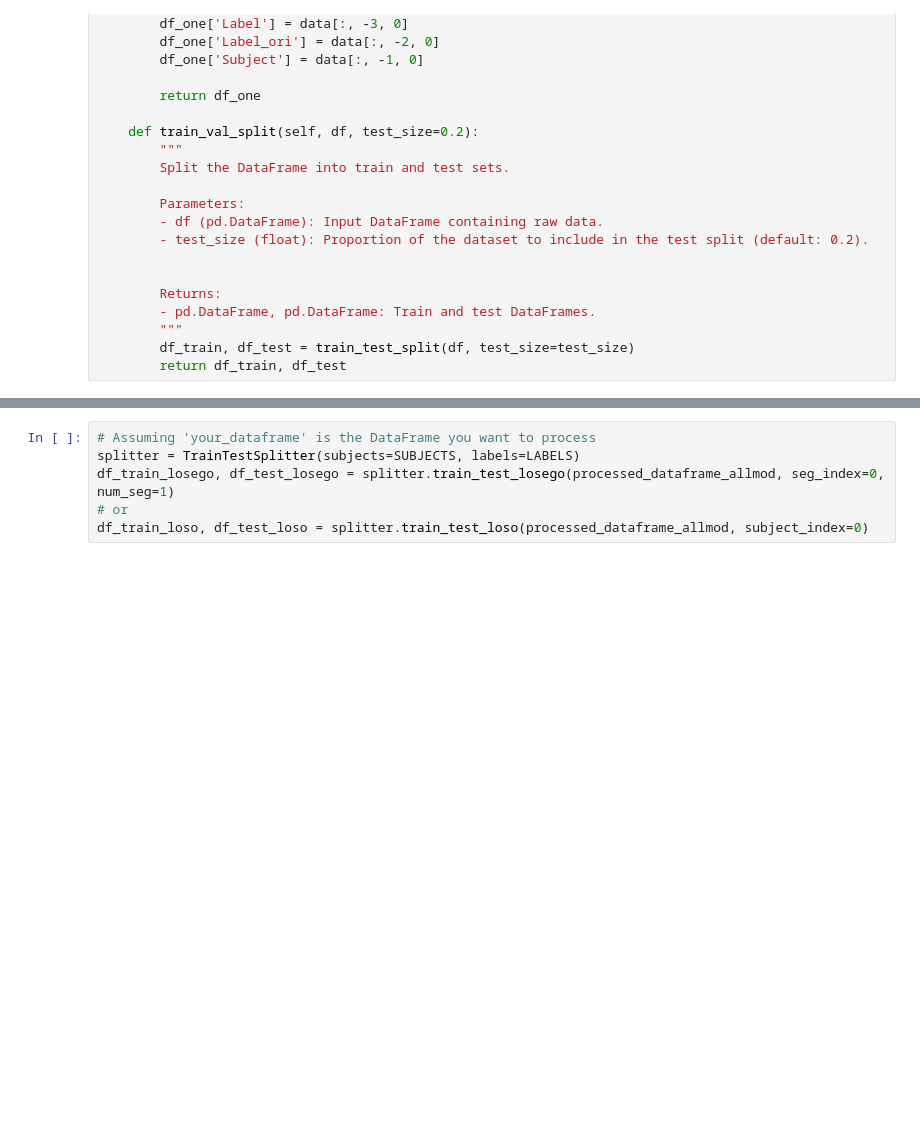
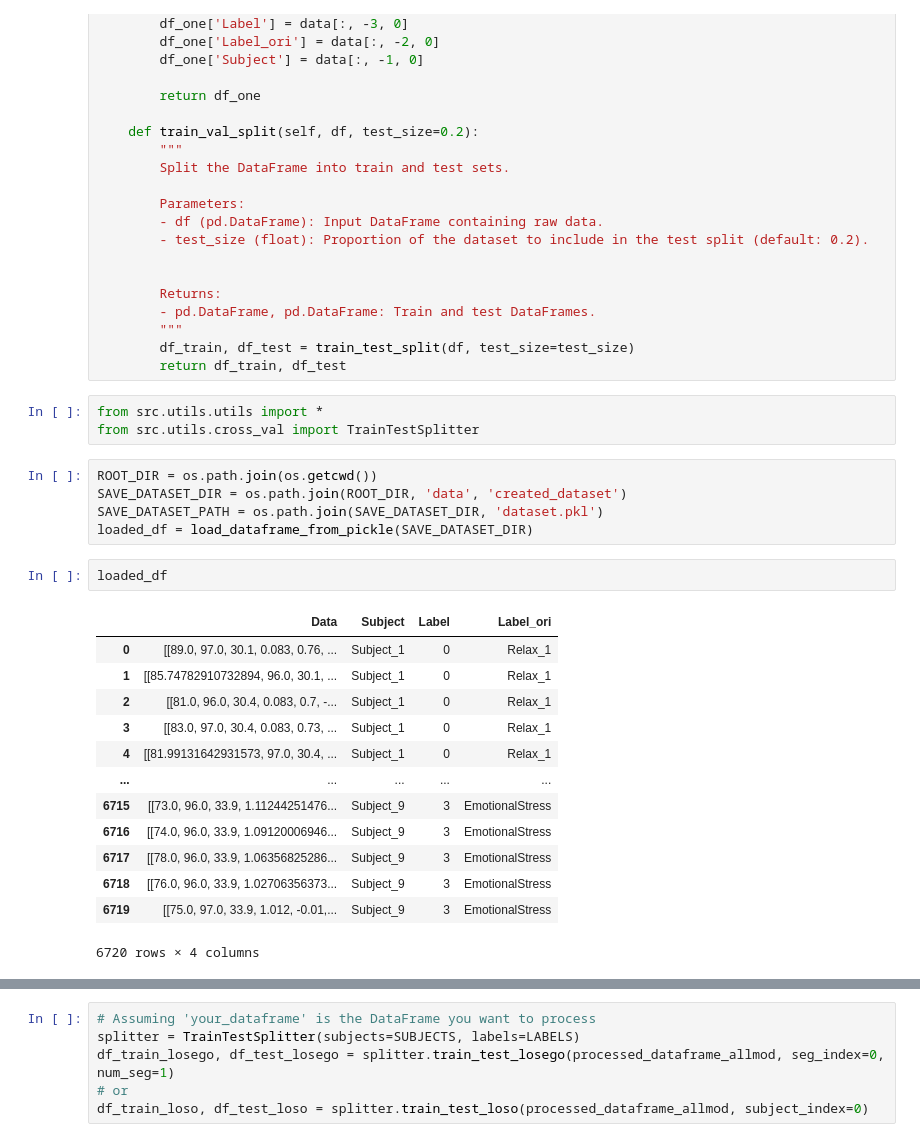
Before and after one commit to dheerajpr97/Explainable-AI-Non-EEG, a Jupyter notebook: notebooks/dataset-analysis.ipynb, the cells around one changed output, grey strips where cells are left out. Drawn from its saved outputs; the diff is of its cells as text; blank space fills up the shorter version.

Commit message:
training complete

```diff
--- a/notebooks/dataset-analysis.ipynb
+++ b/notebooks/dataset-analysis.ipynb
@@ -509,3 +518,27 @@ class TrainTestSplitter:
         """
         df_train, df_test = train_test_split(df, test_size=test_size)
         return df_train, df_test
+# %%
+from src.utils.utils import *
+from src.utils.cross_val import TrainTestSplitter
+# %%
+ROOT_DIR = os.path.join(os.getcwd())
+SAVE_DATASET_DIR = os.path.join(ROOT_DIR, 'data', 'created_dataset')
+SAVE_DATASET_PATH = os.path.join(SAVE_DATASET_DIR, 'dataset.pkl')
+loaded_df = load_dataframe_from_pickle(SAVE_DATASET_DIR)
+# %%
+loaded_df
+# %% [output]
+|  | Data | Subject | Label | Label_ori |
+| 0 | [[89.0, 97.0, 30.1, 0.083, 0.76, ... | Subject_1 | 0 | Relax_1 |
+| 1 | [[85.74782910732894, 96.0, 30.1, ... | Subject_1 | 0 | Relax_1 |
+| 2 | [[81.0, 96.0, 30.4, 0.083, 0.7, -... | Subject_1 | 0 | Relax_1 |
+| 3 | [[83.0, 97.0, 30.4, 0.083, 0.73, ... | Subject_1 | 0 | Relax_1 |
+| 4 | [[81.99131642931573, 97.0, 30.4, ... | Subject_1 | 0 | Relax_1 |
+| ... | ... | ... | ... | ... |
+| 6715 | [[73.0, 96.0, 33.9, 1.11244251476... | Subject_9 | 3 | EmotionalStress |
+| 6716 | [[74.0, 96.0, 33.9, 1.09120006946... | Subject_9 | 3 | EmotionalStress |
+| 6717 | [[78.0, 96.0, 33.9, 1.06356825286... | Subject_9 | 3 | EmotionalStress |
+| 6718 | [[76.0, 96.0, 33.9, 1.02706356373... | Subject_9 | 3 | EmotionalStress |
+| 6719 | [[75.0, 97.0, 33.9, 1.012, -0.01,... | Subject_9 | 3 | EmotionalStress |
+6720 rows × 4 columns
```
Also changed, not shown: parts of 8 cells of this notebook, 4 other files.
